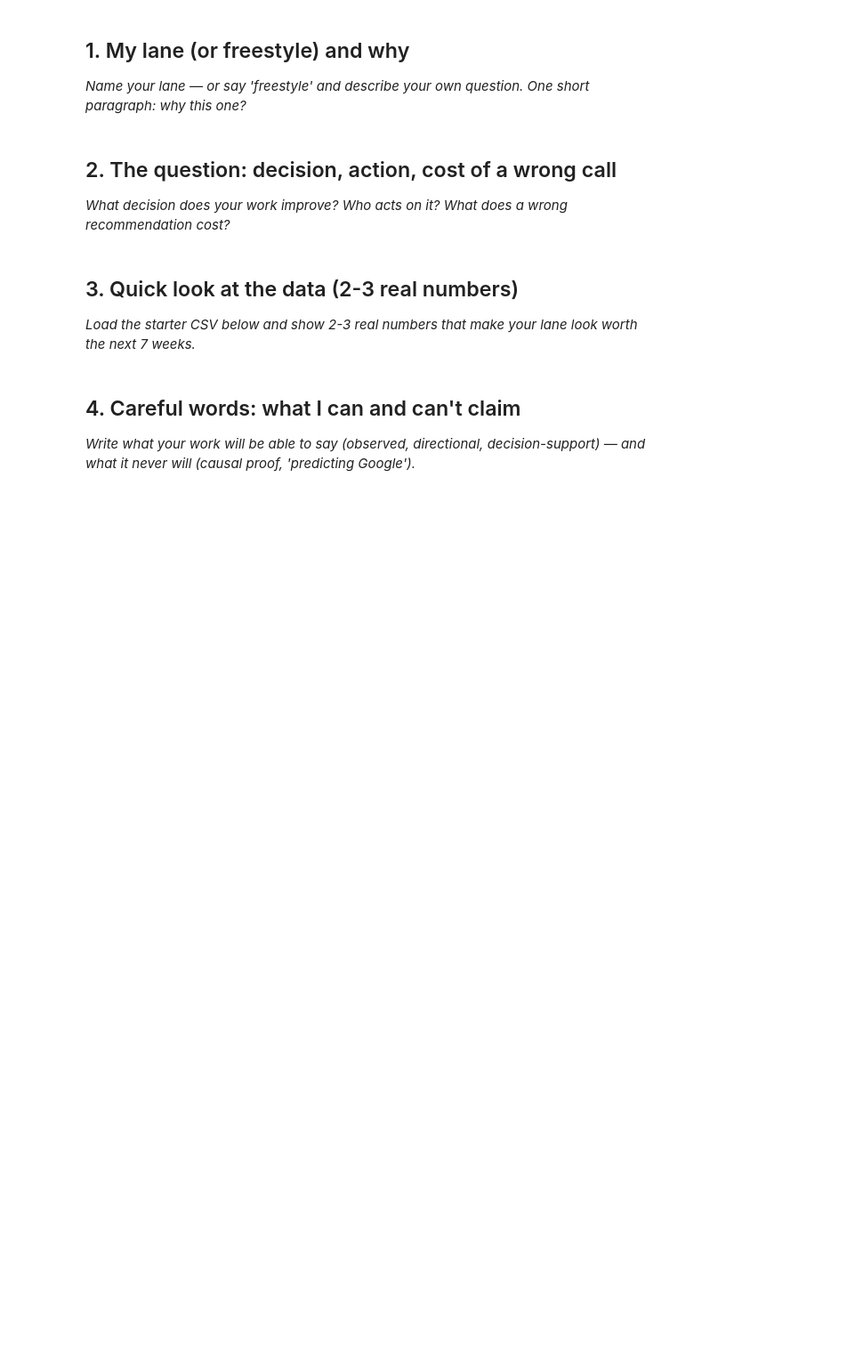
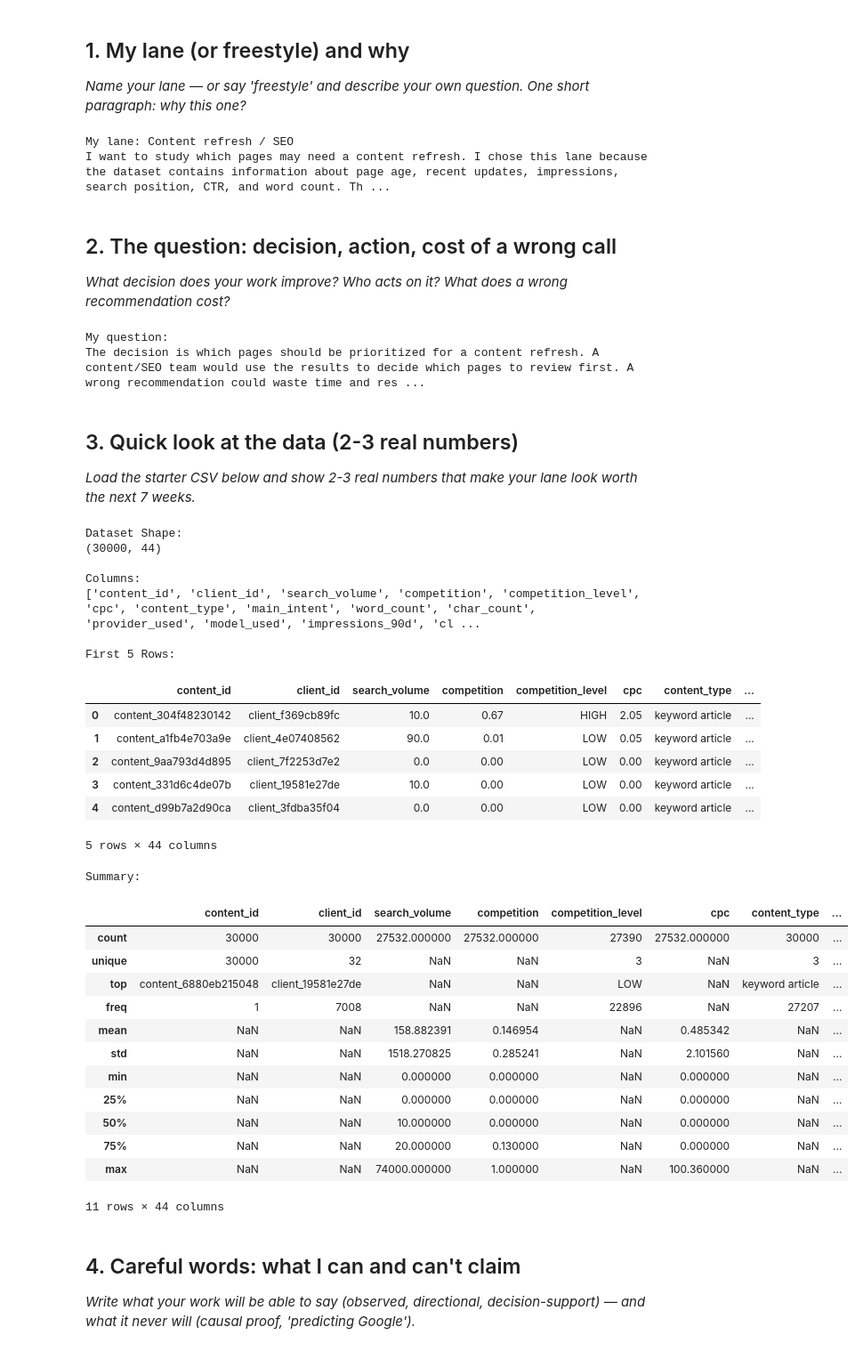
Before and after one commit to umarali8/flyrank-ml-internship, a Jupyter notebook: work/notebooks/w01_research_question.ipynb, the cells around one changed output. Shown at 89% size. Cells and saved outputs as stored; diff of their text form; code cells hidden in the pictures; blank space fills up the shorter version.

Commit message:
Solve research question of week 01

```diff
--- a/work/notebooks/w01_research_question.ipynb
+++ b/work/notebooks/w01_research_question.ipynb
@@ -13,6 +13,13 @@ This skeleton is yours to fill. Work the sections **in order** — each one has
 # %%
 # This cell is for CODE (numbers, a query, a check).
 # Write your text answer in the cell ABOVE this one — typing sentences here breaks Run All.
+
+print("My lane: Content refresh / SEO")
+
+print("I want to study which pages may need a content refresh. I chose this lane because the dataset contains information about page age, recent updates, impressions, search position, CTR, and word count. These measurements may help identify pages that are worth reviewing and updating.")
+# %% [output]
+My lane: Content refresh / SEO
+I want to study which pages may need a content refresh. I chose this lane because the dataset contains information about page age, recent updates, impressions, search position, CTR, and word count. Th ...
 # %% [markdown]
 ## 2. The question: decision, action, cost of a wrong call
 
@@ -23,3 +27,13 @@ This skeleton is yours to fill. Work the sections **in order** — each one has
+# %%
+# This cell is for CODE (numbers, a query, a check).
+# Write your text answer in the cell ABOVE this one — typing sentences here breaks Run All.
+
+print("My question:")
+
+print("The decision is which pages should be prioritized for a content refresh. A content/SEO team would use the results to decide which pages to review first. A wrong recommendation could waste time and resources updating a page that does not need an update, or cause the team to miss a page that could benefit from a refresh. My goal is to provide decision-support, not an automatic final decision.")
+# %% [output]
+My question:
+The decision is which pages should be prioritized for a content refresh. A content/SEO team would use the results to decide which pages to review first. A wrong recommendation could waste time and res ...
 # %% [markdown]
 ## 3. Quick look at the data (2-3 real numbers)
 
@@ -27,6 +41,57 @@ This skeleton is yours to fill. Work the sections **in order** — each one has
 # %%
 # This cell is for CODE (numbers, a query, a check).
 # Write your text answer in the cell ABOVE this one — typing sentences here breaks Run All.
+
+
+import pandas as pd
+
+# Load dataset
+df = pd.read_csv("/content/sample_data/content_refresh_anonymized.csv")
+
+# Dataset shape
+print("Dataset Shape:")
+print(df.shape)
+
+# Column names
+print("\nColumns:")
+print(df.columns.tolist())
+
+# First 5 rows
+print("\nFirst 5 Rows:")
+display(df.head())
+
+# Summary statistics
+print("\nSummary:")
+display(df.describe(include="all"))
+# %% [output]
+Dataset Shape:
+(30000, 44)
+
+Columns:
+['content_id', 'client_id', 'search_volume', 'competition', 'competition_level', 'cpc', 'content_type', 'main_intent', 'word_count', 'char_count', 'provider_used', 'model_used', 'impressions_90d', 'cl ...
+
+First 5 Rows:
+|  | content_id | client_id | search_volume | competition | competition_level | cpc | content_type | ... |
+| 0 | content_304f48230142 | client_f369cb89fc | 10.0 | 0.67 | HIGH | 2.05 | keyword article | ... |
+| 1 | content_a1fb4e703a9e | client_4e07408562 | 90.0 | 0.01 | LOW | 0.05 | keyword article | ... |
+| 2 | content_9aa793d4d895 | client_7f2253d7e2 | 0.0 | 0.00 | LOW | 0.00 | keyword article | ... |
+| 3 | content_331d6c4de07b | client_19581e27de | 10.0 | 0.00 | LOW | 0.00 | keyword article | ... |
+| 4 | content_d99b7a2d90ca | client_3fdba35f04 | 0.0 | 0.00 | LOW | 0.00 | keyword article | ... |
+5 rows × 44 columns
+Summary:
+|  | content_id | client_id | search_volume | competition | competition_level | cpc | content_type | ... |
+| count | 30000 | 30000 | 27532.000000 | 27532.000000 | 27390 | 27532.000000 | 30000 | ... |
+| unique | 30000 | 32 | NaN | NaN | 3 | NaN | 3 | ... |
+| top | content_6880eb215048 | client_19581e27de | NaN | NaN | LOW | NaN | keyword article | ... |
+| freq | 1 | 7008 | NaN | NaN | 22896 | NaN | 27207 | ... |
+| mean | NaN | NaN | 158.882391 | 0.146954 | NaN | 0.485342 | NaN | ... |
+| std | NaN | NaN | 1518.270825 | 0.285241 | NaN | 2.101560 | NaN | ... |
+| min | NaN | NaN | 0.000000 | 0.000000 | NaN | 0.000000 | NaN | ... |
+| 25% | NaN | NaN | 0.000000 | 0.000000 | NaN | 0.000000 | NaN | ... |
+| 50% | NaN | NaN | 10.000000 | 0.000000 | NaN | 0.000000 | NaN | ... |
+| 75% | NaN | NaN | 20.000000 | 0.130000 | NaN | 0.000000 | NaN | ... |
+| max | NaN | NaN | 74000.000000 | 1.000000 | NaN | 100.360000 | NaN | ... |
+11 rows × 44 columns
 # %% [markdown]
 ## 4. Careful words: what I can and can't claim
 
```
Also changed, not shown: parts of 3 cells of this notebook.
